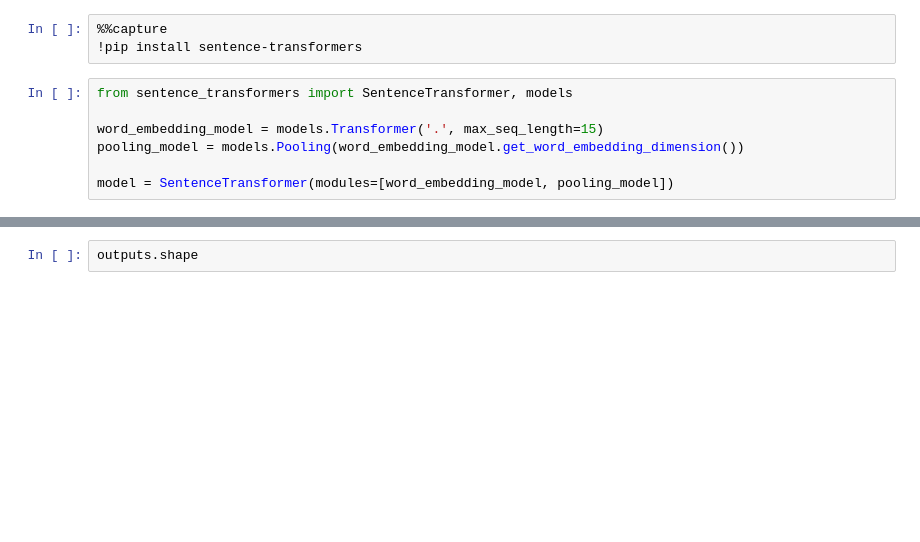
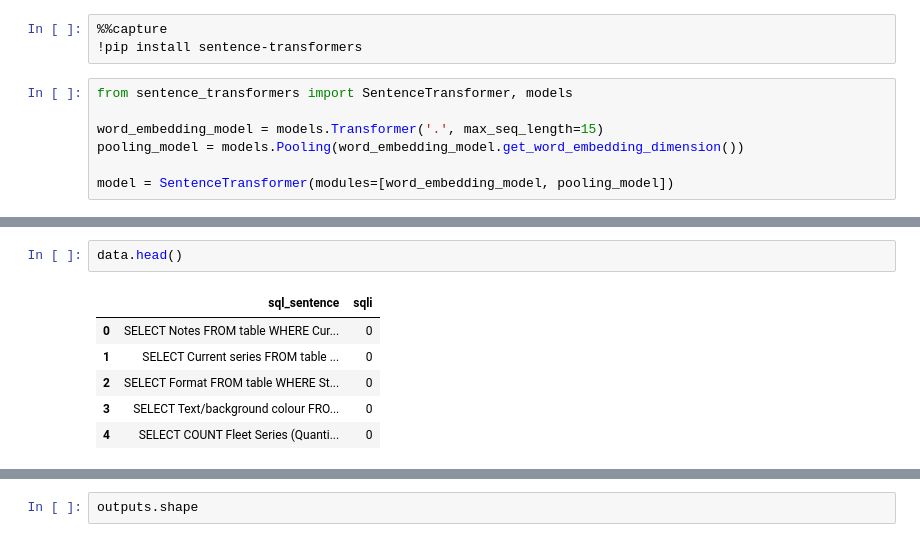
Before and after one commit to enriquemoraayala/oppe4rl-sqli, a Jupyter notebook: notebooks/sql_embeddings/get_embeddings.ipynb, the cells around one changed output, grey strips where cells are left out. Cells and saved outputs as stored; diff of their text form; blank space fills up the shorter version.

```diff
--- a/notebooks/sql_embeddings/get_embeddings.ipynb
+++ b/notebooks/sql_embeddings/get_embeddings.ipynb
@@ -103,0 +139,9 @@ cuda
+# %%
+data.head()
+# %% [output]
+|  | sql_sentence | sqli |
+| 0 | SELECT Notes FROM table WHERE Cur... | 0 |
+| 1 | SELECT Current series FROM table ... | 0 |
+| 2 | SELECT Format FROM table WHERE St... | 0 |
+| 3 | SELECT Text/background colour FRO... | 0 |
+| 4 | SELECT COUNT Fleet Series (Quanti... | 0 |
```
Also changed, not shown: parts of 11 cells of this notebook, 2 other files.
